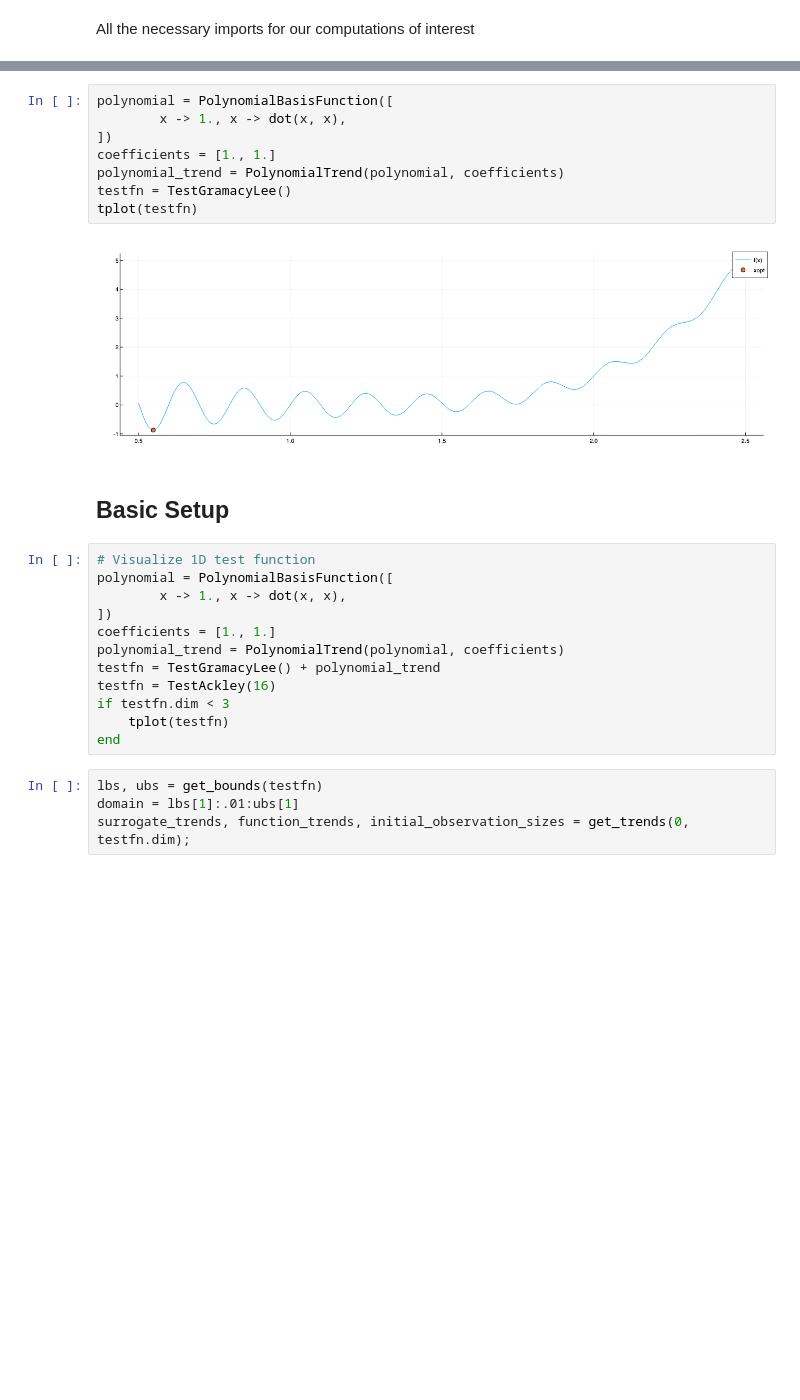
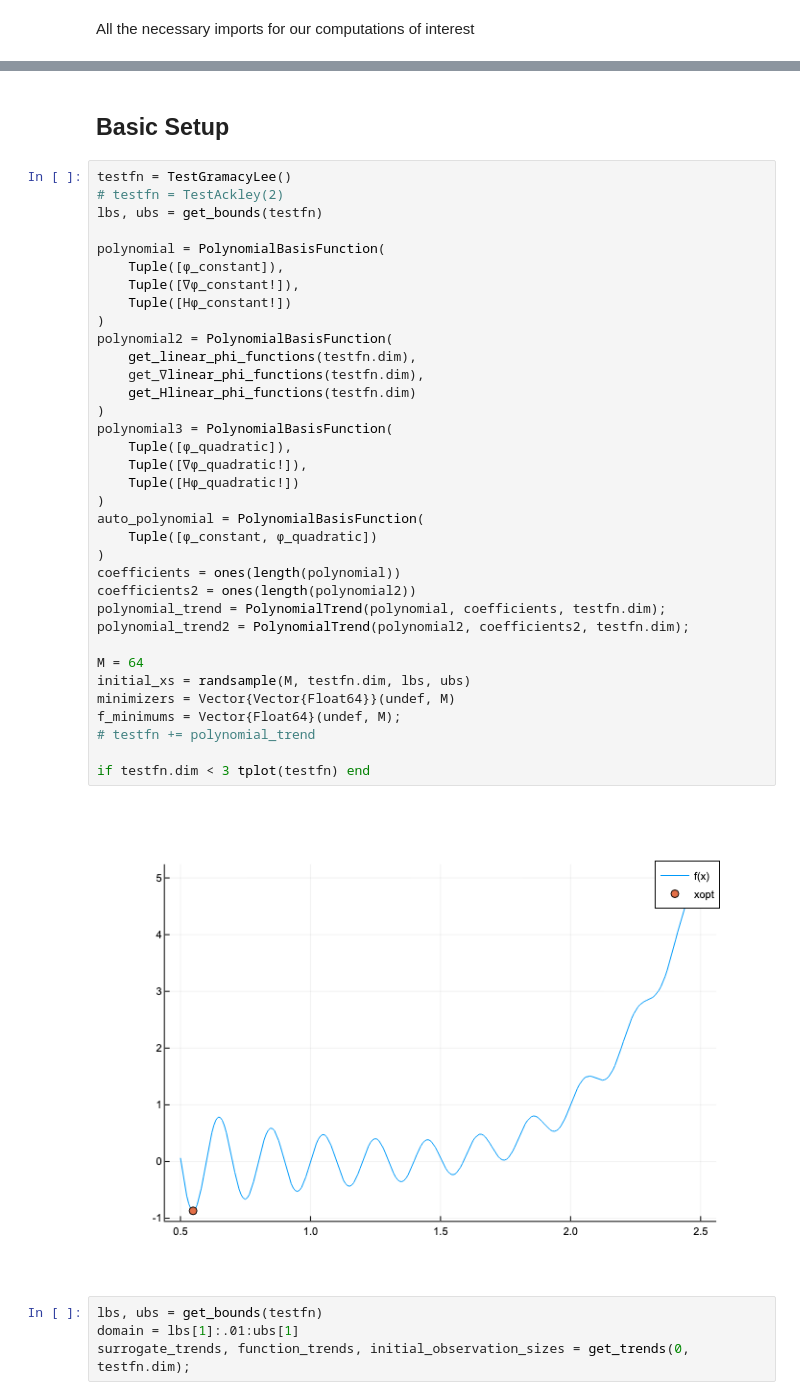
Before and after one commit to DarianNwankwo/Mean-Field-Bayesian-Optimization, a Jupyter notebook: notebooks/bo_with_mean_field.ipynb, the cells around one changed output, grey strips where cells are left out. Saved outputs shown, nothing was run; the diff lists cells and outputs as text; blank space fills up the shorter version.

```diff
--- a/notebooks/bo_with_mean_field.ipynb
+++ b/notebooks/bo_with_mean_field.ipynb
@@ -19,27 +26,42 @@ Plots.PlotlyJSBackend()
-# %%
-polynomial = PolynomialBasisFunction([
-        x -> 1., x -> dot(x, x),
-])
-coefficients = [1., 1.]
-polynomial_trend = PolynomialTrend(polynomial, coefficients)
-testfn = TestGramacyLee()
-tplot(testfn)
-# %% [output]
-[figure, removed]
 # %% [markdown]
 ## Basic Setup
-# %%
-# Visualize 1D test function
-polynomial = PolynomialBasisFunction([
-        x -> 1., x -> dot(x, x),
-])
-coefficients = [1., 1.]
-polynomial_trend = PolynomialTrend(polynomial, coefficients)
-testfn = TestGramacyLee() + polynomial_trend
-testfn = TestAckley(16)
-if testfn.dim < 3
-    tplot(testfn)
-end
+# %%
+testfn = TestGramacyLee()
+# testfn = TestAckley(2)
+lbs, ubs = get_bounds(testfn)
+
+polynomial = PolynomialBasisFunction(
+    Tuple([ϕ_constant]),
+    Tuple([∇ϕ_constant!]),
+    Tuple([Hϕ_constant!])
+)
+polynomial2 = PolynomialBasisFunction(
+    get_linear_phi_functions(testfn.dim),
+    get_∇linear_phi_functions(testfn.dim),
+    get_Hlinear_phi_functions(testfn.dim)
+)
+polynomial3 = PolynomialBasisFunction(
+    Tuple([ϕ_quadratic]),
+    Tuple([∇ϕ_quadratic!]),
+    Tuple([Hϕ_quadratic!])
+)
+auto_polynomial = PolynomialBasisFunction(
+    Tuple([ϕ_constant, ϕ_quadratic])
+)
+coefficients = ones(length(polynomial))
+coefficients2 = ones(length(polynomial2))
+polynomial_trend = PolynomialTrend(polynomial, coefficients, testfn.dim);
+polynomial_trend2 = PolynomialTrend(polynomial2, coefficients2, testfn.dim);
+
+M = 64
+initial_xs = randsample(M, testfn.dim, lbs, ubs)
+minimizers = Vector{Vector{Float64}}(undef, M)
+f_minimums = Vector{Float64}(undef, M);
+# testfn += polynomial_trend
+
+if testfn.dim < 3 tplot(testfn) end
+# %% [output]
+[figure, added]
 # %%
 lbs, ubs = get_bounds(testfn)
 domain = lbs[1]:.01:ubs[1]
```
Also changed, not shown: parts of 27 cells of this notebook, 16 other files.
